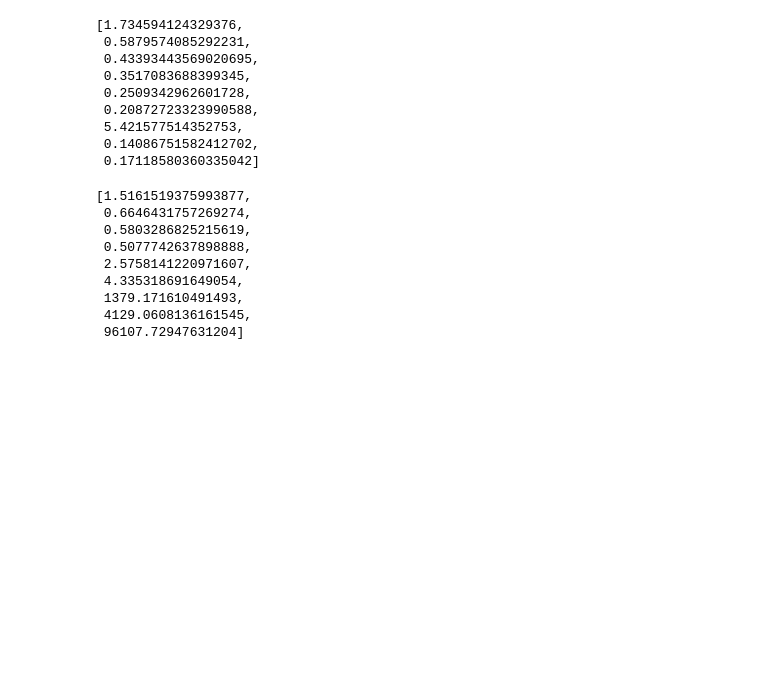
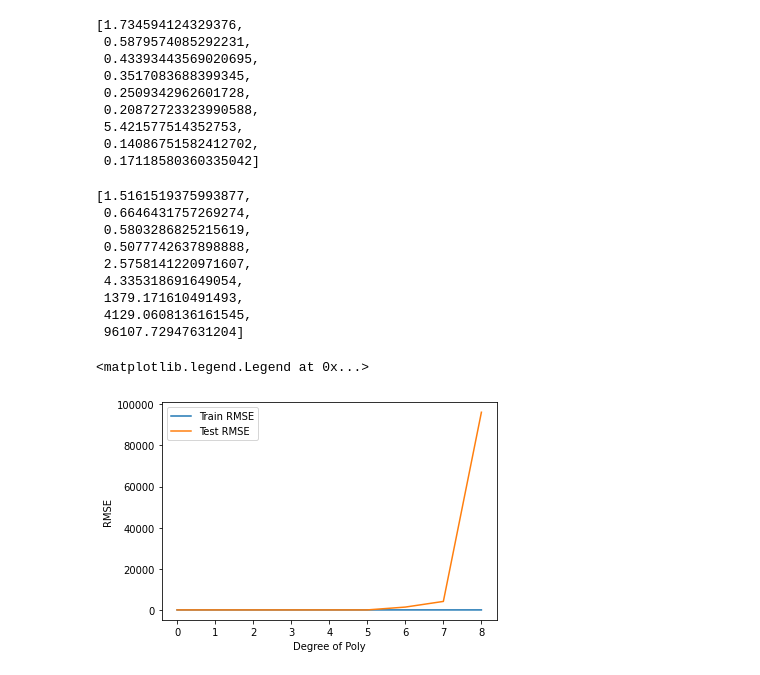
Before and after one commit to savirhkhan/Scikit_learn_dump, a Jupyter notebook: Plynomial_regression.ipynb, the cells around one changed output. Saved outputs shown, nothing was run; the diff lists cells and outputs as text; code cells hidden in the pictures; blank space fills up the shorter version.

```diff
--- a/Plynomial_regression.ipynb
+++ b/Plynomial_regression.ipynb
@@ -160,3 +160,13 @@ test_rmse_error
  1379.171610491493,
  4129.0608136161545,
  96107.72947631204]
+# %%
+plt.plot(train_rmse_errors,label='Train RMSE')
+plt.plot(test_rmse_error,label='Test RMSE')
+plt.xlabel('Degree of Poly')
+plt.ylabel("RMSE")
+
+plt.legend()
+# %% [output]
+<matplotlib.legend.Legend at 0x...>
+[figure, added]
```
Also changed, not shown: parts of 9 cells of this notebook.
